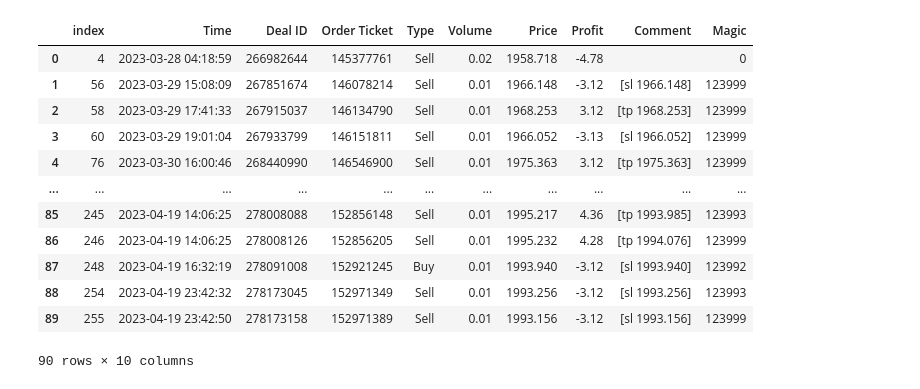
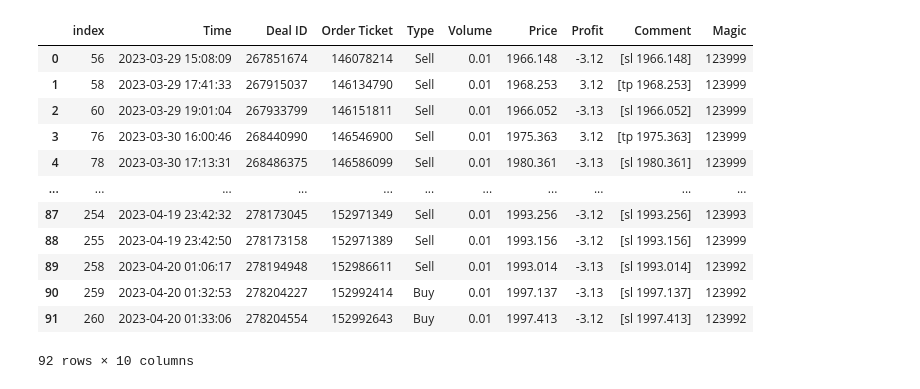
Before and after one commit to pkong001/Trading-bot-lsvm-v2, a Jupyter notebook: order_history.ipynb, the cells around one changed output. Saved outputs shown, nothing was run; the diff lists cells and outputs as text; code cells hidden in the pictures.

```diff
--- a/order_history.ipynb
+++ b/order_history.ipynb
@@ -81,22 +105,22 @@ print(df)
 # %%
-df_adjust = df[(df['Profit'] != 0) & (abs(df['Profit']) > 3) & (abs(df['Profit']) != 500)]
+df_adjust = df[(df['Profit'] != 0) & (abs(df['Profit']) > 3) & (abs(df['Profit']) != 500) & (abs(df['Magic']) != 0)]
 df_adjust.reset_index(inplace=True)
 df_adjust.to_csv('history_price.csv')
 df_adjust
 # %% [output]
 |  | index | Time | Deal ID | Order Ticket | Type | Volume | Price | Profit | Comment | Magic |
-| 0 | 4 | 2023-03-28 04:18:59 | 266982644 | 145377761 | Sell | 0.02 | 1958.718 | -4.78 |  | 0 |
-| 1 | 56 | 2023-03-29 15:08:09 | 267851674 | 146078214 | Sell | 0.01 | 1966.148 | -3.12 | [sl 1966.148] | 123999 |
-| 2 | 58 | 2023-03-29 17:41:33 | 267915037 | 146134790 | Sell | 0.01 | 1968.253 | 3.12 | [tp 1968.253] | 123999 |
-| 3 | 60 | 2023-03-29 19:01:04 | 267933799 | 146151811 | Sell | 0.01 | 1966.052 | -3.13 | [sl 1966.052] | 123999 |
-| 4 | 76 | 2023-03-30 16:00:46 | 268440990 | 146546900 | Sell | 0.01 | 1975.363 | 3.12 | [tp 1975.363] | 123999 |
+| 0 | 56 | 2023-03-29 15:08:09 | 267851674 | 146078214 | Sell | 0.01 | 1966.148 | -3.12 | [sl 1966.148] | 123999 |
+| 1 | 58 | 2023-03-29 17:41:33 | 267915037 | 146134790 | Sell | 0.01 | 1968.253 | 3.12 | [tp 1968.253] | 123999 |
+| 2 | 60 | 2023-03-29 19:01:04 | 267933799 | 146151811 | Sell | 0.01 | 1966.052 | -3.13 | [sl 1966.052] | 123999 |
+| 3 | 76 | 2023-03-30 16:00:46 | 268440990 | 146546900 | Sell | 0.01 | 1975.363 | 3.12 | [tp 1975.363] | 123999 |
+| 4 | 78 | 2023-03-30 17:13:31 | 268486375 | 146586099 | Sell | 0.01 | 1980.361 | -3.13 | [sl 1980.361] | 123999 |
 | ... | ... | ... | ... | ... | ... | ... | ... | ... | ... | ... |
-| 85 | 245 | 2023-04-19 14:06:25 | 278008088 | 152856148 | Sell | 0.01 | 1995.217 | 4.36 | [tp 1993.985] | 123993 |
-| 86 | 246 | 2023-04-19 14:06:25 | 278008126 | 152856205 | Sell | 0.01 | 1995.232 | 4.28 | [tp 1994.076] | 123999 |
-| 87 | 248 | 2023-04-19 16:32:19 | 278091008 | 152921245 | Buy | 0.01 | 1993.940 | -3.12 | [sl 1993.940] | 123992 |
-| 88 | 254 | 2023-04-19 23:42:32 | 278173045 | 152971349 | Sell | 0.01 | 1993.256 | -3.12 | [sl 1993.256] | 123993 |
-| 89 | 255 | 2023-04-19 23:42:50 | 278173158 | 152971389 | Sell | 0.01 | 1993.156 | -3.12 | [sl 1993.156] | 123999 |
+| 87 | 254 | 2023-04-19 23:42:32 | 278173045 | 152971349 | Sell | 0.01 | 1993.256 | -3.12 | [sl 1993.256] | 123993 |
+| 88 | 255 | 2023-04-19 23:42:50 | 278173158 | 152971389 | Sell | 0.01 | 1993.156 | -3.12 | [sl 1993.156] | 123999 |
+| 89 | 258 | 2023-04-20 01:06:17 | 278194948 | 152986611 | Sell | 0.01 | 1993.014 | -3.13 | [sl 1993.014] | 123992 |
+| 90 | 259 | 2023-04-20 01:32:53 | 278204227 | 152992414 | Buy | 0.01 | 1997.137 | -3.13 | [sl 1997.137] | 123992 |
+| 91 | 260 | 2023-04-20 01:33:06 | 278204554 | 152992643 | Buy | 0.01 | 1997.413 | -3.12 | [sl 1997.413] | 123992 |
-90 rows × 10 columns
+92 rows × 10 columns
 # %%
 #type SEll >>> คือ buy ที่ขายออก
 #type Buy >>> คือ sell ที่ซื้อออก
```
Also changed, not shown: parts of 11 cells of this notebook, 6 other files.
